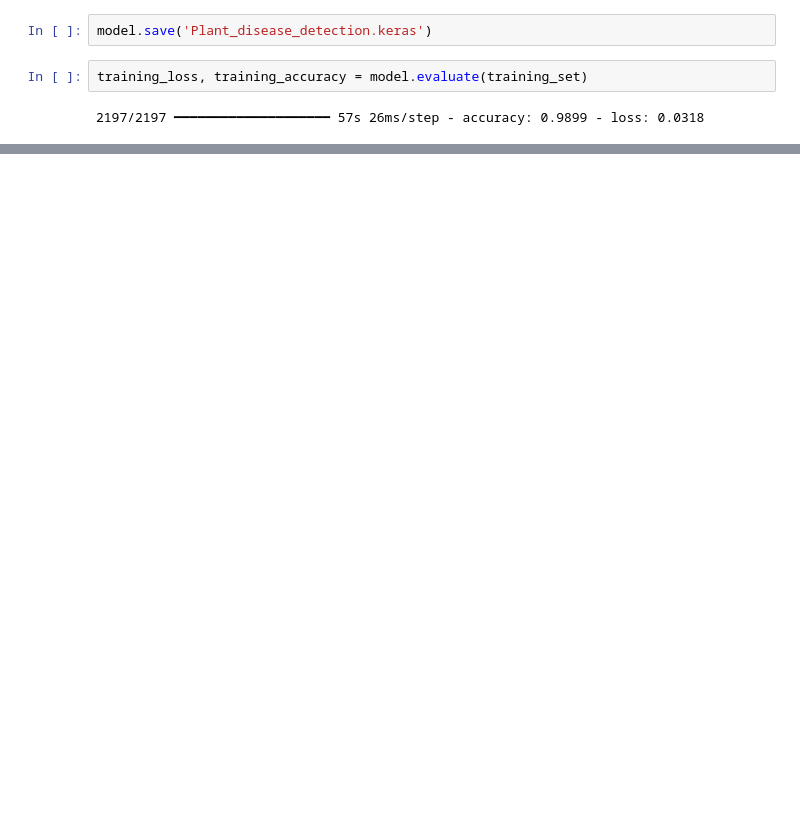
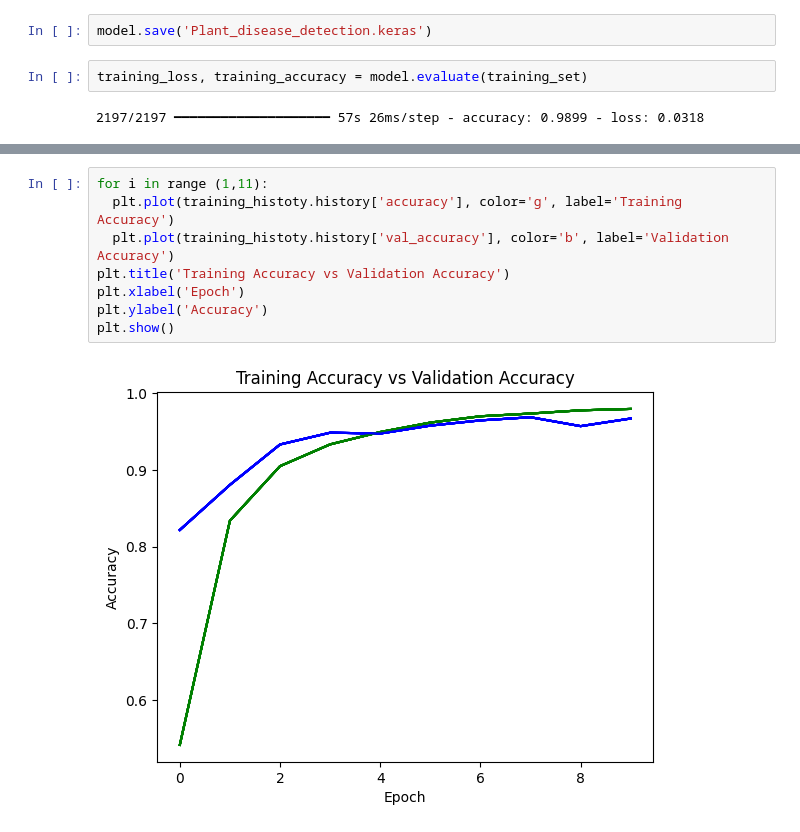
Before and after one commit to Sahil-Vernekar16/ML, a Jupyter notebook: Plant_Disease_Detection_System/PLANT_DISEASE_DETECTION_SYSTEM.ipynb, the cells around one changed output, grey strips where cells are left out. Cells and saved outputs as stored; diff of their text form; blank space fills up the shorter version.

Commit message:
Model Training Complete

```diff
--- a/Plant_Disease_Detection_System/PLANT_DISEASE_DETECTION_SYSTEM.ipynb
+++ b/Plant_Disease_Detection_System/PLANT_DISEASE_DETECTION_SYSTEM.ipynb
@@ -197,0 +216,10 @@ KeyboardInterrupt:
+# %%
+for i in range (1,11):
+  plt.plot(training_histoty.history['accuracy'], color='g', label='Training Accuracy')
+  plt.plot(training_histoty.history['val_accuracy'], color='b', label='Validation Accuracy')
+plt.title('Training Accuracy vs Validation Accuracy')
+plt.xlabel('Epoch')
+plt.ylabel('Accuracy')
+plt.show()
+# %% [output]
+[figure, added]
```
Also changed, not shown: parts of 19 cells of this notebook.
